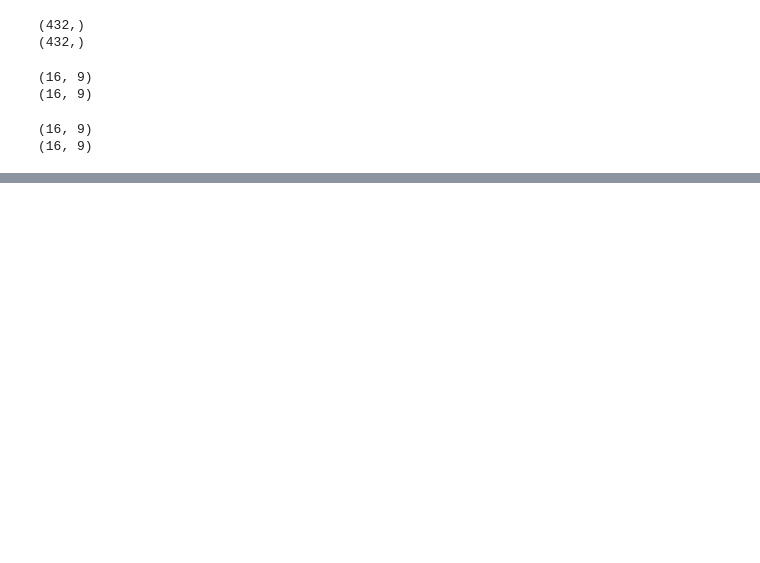
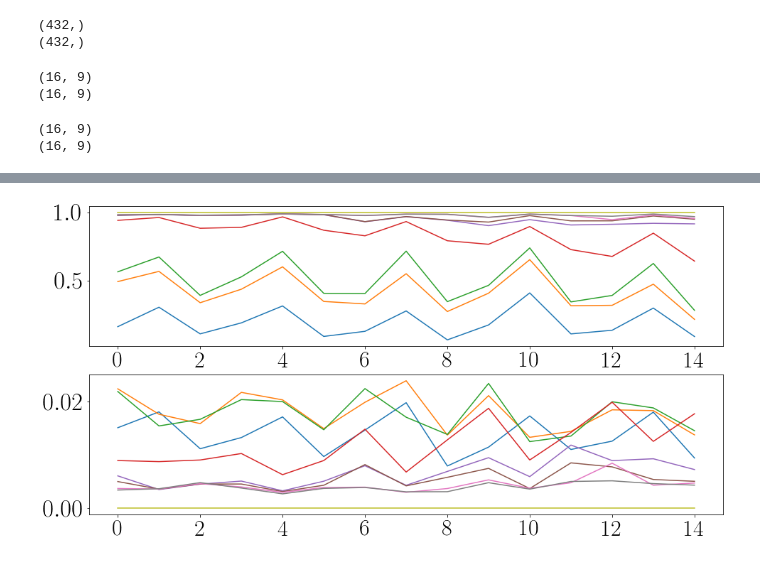
Before and after one commit to mariushobbhahn/Laplace_Matching_for_GLMs, a Jupyter notebook: exp/Dirichlet_Experiment/BTW Bezirksebene Experiment.ipynb, the cells around one changed output, grey strips where cells are left out. Cells and saved outputs as stored; diff of their text form; code cells hidden in the pictures; blank space fills up the shorter version.

```diff
--- a/exp/Dirichlet_Experiment/BTW Bezirksebene Experiment.ipynb
+++ b/exp/Dirichlet_Experiment/BTW Bezirksebene Experiment.ipynb
@@ -906,0 +1024,10 @@ for i in range(len(sm_cum_results_samples)):
+# %%
+fig, ax = plt.subplots(2, 1, figsize=(16, 8))
+
+ax[0].plot(training_samples_All_sm_cum_mean_10k)
+
+ax[1].plot(training_samples_All_sm_cum_std_10k)
+
+plt.show();
+# %% [output]
+[figure, added]
```
Also changed, not shown: parts of 44 cells of this notebook.
